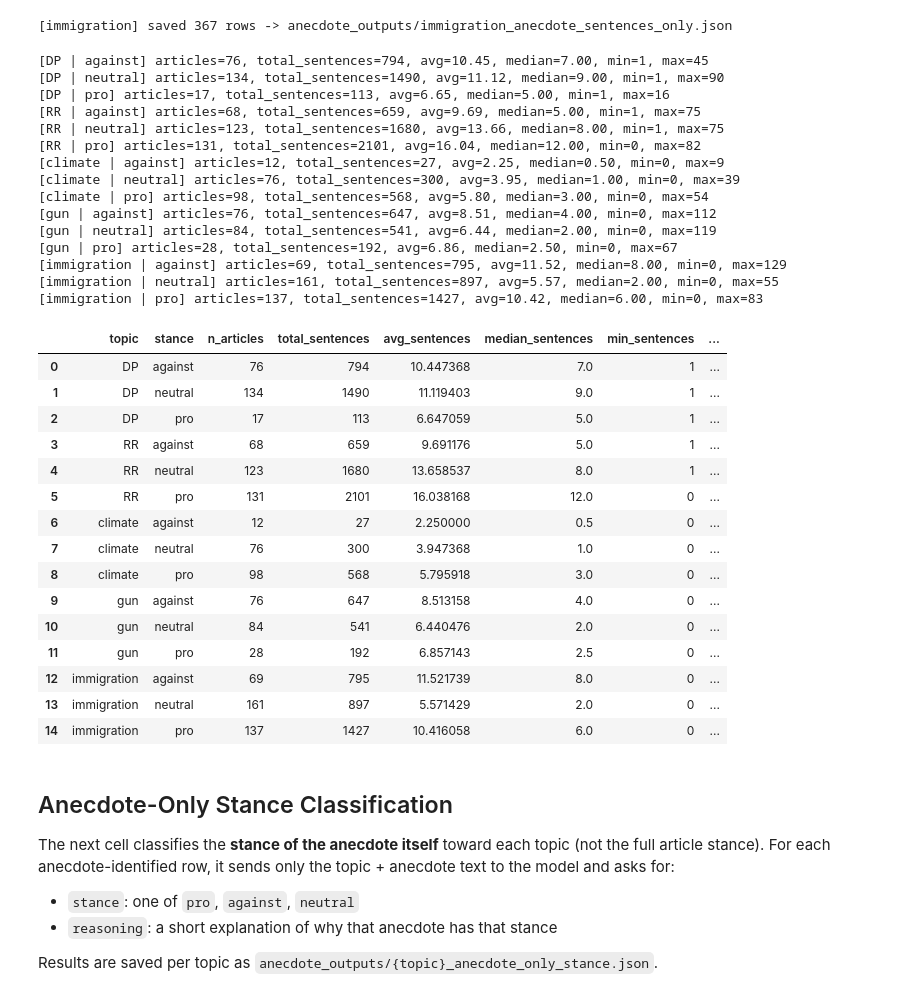
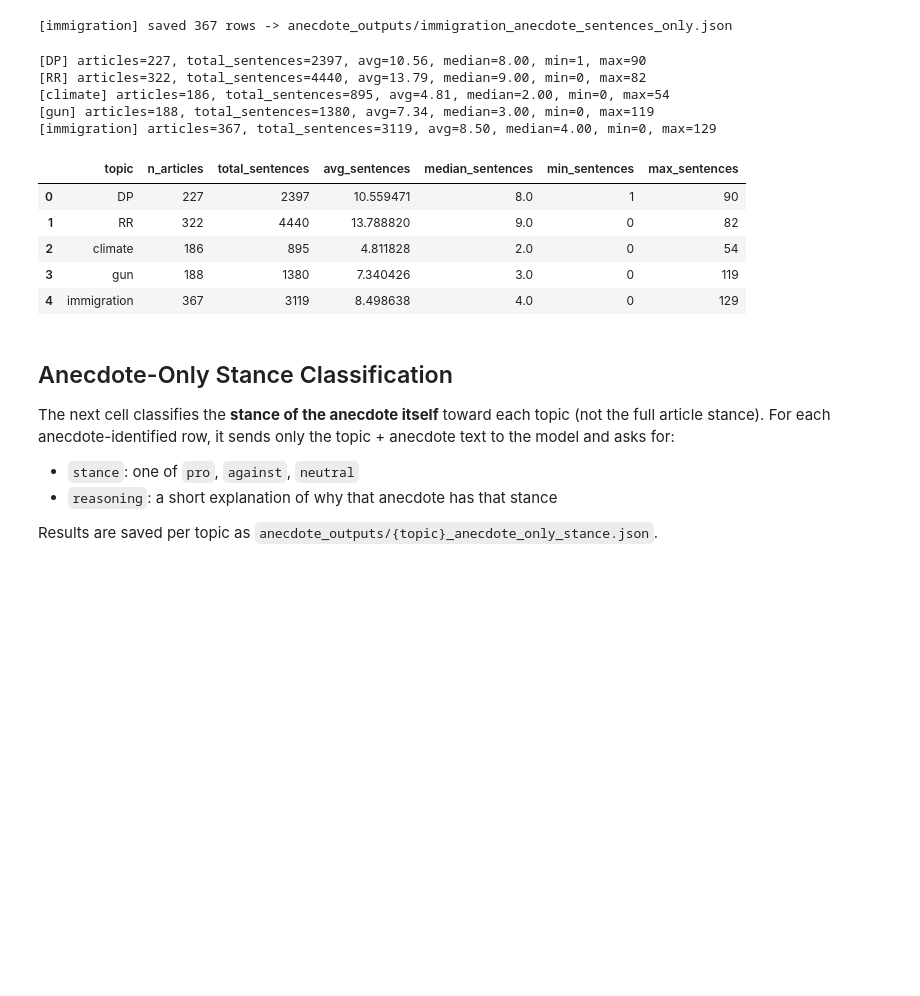
Before and after one commit to shaayaansh/Political_Stories, a Jupyter notebook: news_data_anecdote_analysis.ipynb, the cells around one changed output. Drawn from its saved outputs; the diff is of its cells as text; code cells hidden in the pictures; blank space fills up the shorter version.

```diff
--- a/news_data_anecdote_analysis.ipynb
+++ b/news_data_anecdote_analysis.ipynb
@@ -16,8 +16,15 @@ import pandas as pd
 from openai import OpenAI
 
 DATA_DIR = Path("news_data")
-OUTPUT_DIR = Path("anecdote_outputs")
-OUTPUT_DIR.mkdir(exist_ok=True)
+OUTPUT_ROOT = Path("anecdote_outputs")
+OUTPUT_ROOT.mkdir(exist_ok=True)
+
+ANECDOTE_RESULTS_DIR = OUTPUT_ROOT / "anecdote_detection_results"
+ANECDOTE_ONLY_STANCE_DIR = OUTPUT_ROOT / "anecdote_only_stance"
+ANECDOTE_SENTENCES_DIR = OUTPUT_ROOT / "anecdote_sentences_only"
+
+for _dir in [ANECDOTE_RESULTS_DIR, ANECDOTE_ONLY_STANCE_DIR, ANECDOTE_SENTENCES_DIR]:
+    _dir.mkdir(parents=True, exist_ok=True)
 
 from tqdm.auto import tqdm
 # %%
@@ -253,7 +260,7 @@ for topic, topic_df in articles_df.groupby("topic"):
     positive = sum(1 for r in topic_results if r["has_anecdote"])
     pct = (100.0 * positive / total) if total else 0.0
 
-    output_path = OUTPUT_DIR / f"{topic}_anecdote_results.json"
+    output_path = ANECDOTE_RESULTS_DIR / f"{topic}_anecdote_results.json"
     output_path.write_text(
         json.dumps(topic_results, ensure_ascii=False, indent=2, default=_json_converter),
         encoding="utf-8"
@@ -267,7 +274,7 @@ for topic, topic_df in articles_df.groupby("topic"):
 import json
 from pathlib import Path
 
-ANALYSIS_DIR = Path("anecdote_outputs")
+ANALYSIS_DIR = ANECDOTE_RESULTS_DIR
 if not ANALYSIS_DIR.exists():
     raise FileNotFoundError("anecdote_outputs directory not found. Run the anecdote detection cell first.")
 
@@ -367,10 +324,9 @@ Outputs are saved per topic to `anecdote_outputs/{topic}_anecdote_sentences_only
 import json
 from pathlib import Path
 
-OUTPUT_DIR = Path("anecdote_outputs")
-stance_files = sorted(OUTPUT_DIR.glob("*_anecdotes_stance.json"))
+stance_files = sorted(ANECDOTE_ONLY_STANCE_DIR.glob("*_anecdote_only_stance.json"))
 if not stance_files:
-    raise FileNotFoundError("No *_anecdotes_stance.json files found. Run stance classification first.")
+    raise FileNotFoundError("No *_anecdote_only_stance.json files found. Run anecdote-only stance classification first.")
 
 
 def parse_json_array(raw_text: str) -> list[str]:
@@ -401,7 +357,7 @@ def parse_json_array(raw_text: str) -> list[str]:
 
 
 for stance_fp in stance_files:
-    topic = stance_fp.name.replace("_anecdotes_stance.json", "")
+    topic = stance_fp.name.replace("_anecdote_only_stance.json", "")
     stance_rows = json.loads(stance_fp.read_text(encoding="utf-8"))
 
     # Process only anecdote-identified rows
@@ -461,7 +417,7 @@ for stance_fp in stance_files:
             "raw_model_output": raw,
         })
 
-    out_path = OUTPUT_DIR / f"{topic}_anecdote_sentences_only.json"
+    out_path = ANECDOTE_SENTENCES_DIR / f"{topic}_anecdote_sentences_only.json"
     out_path.write_text(json.dumps(extracted_rows, ensure_ascii=False, indent=2), encoding="utf-8")
     print(f"[{topic}] saved {len(extracted_rows)} rows -> {out_path}")
 # %% [output]
@@ -475,8 +431,7 @@ for stance_fp in stance_files:
 import json
 from pathlib import Path
 
-OUTPUT_DIR = Path("anecdote_outputs")
-sentence_files = sorted(OUTPUT_DIR.glob("*_anecdote_sentences_only.json"))
+sentence_files = sorted(ANECDOTE_SENTENCES_DIR.glob("*_anecdote_sentences_only.json"))
 if not sentence_files:
     raise FileNotFoundError("No *_anecdote_sentences_only.json files found. Run extraction cell first.")
 
@@ -486,67 +441,47 @@ for fp in sentence_files:
     all_rows.extend(rows)
 
 if not all_rows:
     raise ValueError("No extracted anecdote rows found.")
 
 stats_df = pd.DataFrame(all_rows)
 stats_df["stance"] = stats_df["stance"].astype(str).str.lower().str.strip()
 stats_df["anecdote_sentence_count"] = pd.to_numeric(stats_df["anecdote_sentence_count"], errors="coerce").fillna(0).astype(int)
 
 summary = (
-    stats_df.groupby(["topic", "stance"], as_index=False)
+    stats_df.groupby(["topic"], as_index=False)
     .agg(
         n_articles=("row_index", "count"),
         total_sentences=("anecdote_sentence_count", "sum"),
         avg_sentences=("anecdote_sentence_count", "mean"),
         median_sentences=("anecdote_sentence_count", "median"),
         min_sentences=("anecdote_sentence_count", "min"),
         max_sentences=("anecdote_sentence_count", "max"),
     )
-    .sort_values(["topic", "stance"])
+    .sort_values(["topic"])
     .reset_index(drop=True)
 )
 
 for _, row in summary.iterrows():
     print(
-        f"[{row['topic']} | {row['stance']}] "
+        f"[{row['topic']}] "
         f"articles={int(row['n_articles'])}, total_sentences={int(row['total_sentences'])}, "
         f"avg={row['avg_sentences']:.2f}, median={row['median_sentences']:.2f}, "
         f"min={int(row['min_sentences'])}, max={int(row['max_sentences'])}"
     )
 
 summary
 # %% [output]
-[DP | against] articles=76, total_sentences=794, avg=10.45, median=7.00, min=1, max=45
-[DP | neutral] articles=134, total_sentences=1490, avg=11.12, median=9.00, min=1, max=90
-[DP | pro] articles=17, total_sentences=113, avg=6.65, median=5.00, min=1, max=16
-[RR | against] articles=68, total_sentences=659, avg=9.69, median=5.00, min=1, max=75
-[RR | neutral] articles=123, total_sentences=1680, avg=13.66, median=8.00, min=1, max=75
-[RR | pro] articles=131, total_sentences=2101, avg=16.04, median=12.00, min=0, max=82
-[climate | against] articles=12, total_sentences=27, avg=2.25, median=0.50, min=0, max=9
-[climate | neutral] articles=76, total_sentences=300, avg=3.95, median=1.00, min=0, max=39
-[climate | pro] articles=98, total_sentences=568, avg=5.80, median=3.00, min=0, max=54
-[gun | against] articles=76, total_sentences=647, avg=8.51, median=4.00, min=0, max=112
-[gun | neutral] articles=84, total_sentences=541, avg=6.44, median=2.00, min=0, max=119
-[gun | pro] articles=28, total_sentences=192, avg=6.86, median=2.50, min=0, max=67
-[immigration | against] articles=69, total_sentences=795, avg=11.52, median=8.00, min=0, max=129
-[immigration | neutral] articles=161, total_sentences=897, avg=5.57, median=2.00, min=0, max=55
-[immigration | pro] articles=137, total_sentences=1427, avg=10.42, median=6.00, min=0, max=83
+[DP] articles=227, total_sentences=2397, avg=10.56, median=8.00, min=1, max=90
+[RR] articles=322, total_sentences=4440, avg=13.79, median=9.00, min=0, max=82
+[climate] articles=186, total_sentences=895, avg=4.81, median=2.00, min=0, max=54
+[gun] articles=188, total_sentences=1380, avg=7.34, median=3.00, min=0, max=119
+[immigration] articles=367, total_sentences=3119, avg=8.50, median=4.00, min=0, max=129
-|  | topic | stance | n_articles | total_sentences | avg_sentences | median_sentences | min_sentences | ... |
-| 0 | DP | against | 76 | 794 | 10.447368 | 7.0 | 1 | ... |
-| 1 | DP | neutral | 134 | 1490 | 11.119403 | 9.0 | 1 | ... |
-| 2 | DP | pro | 17 | 113 | 6.647059 | 5.0 | 1 | ... |
-| 3 | RR | against | 68 | 659 | 9.691176 | 5.0 | 1 | ... |
-| 4 | RR | neutral | 123 | 1680 | 13.658537 | 8.0 | 1 | ... |
-| 5 | RR | pro | 131 | 2101 | 16.038168 | 12.0 | 0 | ... |
-| 6 | climate | against | 12 | 27 | 2.250000 | 0.5 | 0 | ... |
-| 7 | climate | neutral | 76 | 300 | 3.947368 | 1.0 | 0 | ... |
-| 8 | climate | pro | 98 | 568 | 5.795918 | 3.0 | 0 | ... |
-| 9 | gun | against | 76 | 647 | 8.513158 | 4.0 | 0 | ... |
-| 10 | gun | neutral | 84 | 541 | 6.440476 | 2.0 | 0 | ... |
-| 11 | gun | pro | 28 | 192 | 6.857143 | 2.5 | 0 | ... |
-| 12 | immigration | against | 69 | 795 | 11.521739 | 8.0 | 0 | ... |
-| 13 | immigration | neutral | 161 | 897 | 5.571429 | 2.0 | 0 | ... |
-| 14 | immigration | pro | 137 | 1427 | 10.416058 | 6.0 | 0 | ... |
+|  | topic | n_articles | total_sentences | avg_sentences | median_sentences | min_sentences | max_sentences |
+| 0 | DP | 227 | 2397 | 10.559471 | 8.0 | 1 | 90 |
+| 1 | RR | 322 | 4440 | 13.788820 | 9.0 | 0 | 82 |
+| 2 | climate | 186 | 895 | 4.811828 | 2.0 | 0 | 54 |
+| 3 | gun | 188 | 1380 | 7.340426 | 3.0 | 0 | 119 |
+| 4 | immigration | 367 | 3119 | 8.498638 | 4.0 | 0 | 129 |
 # %% [markdown]
 ## Anecdote-Only Stance Classification
 
```
Also changed, not shown: parts of 3 cells of this notebook, 9 other files.
